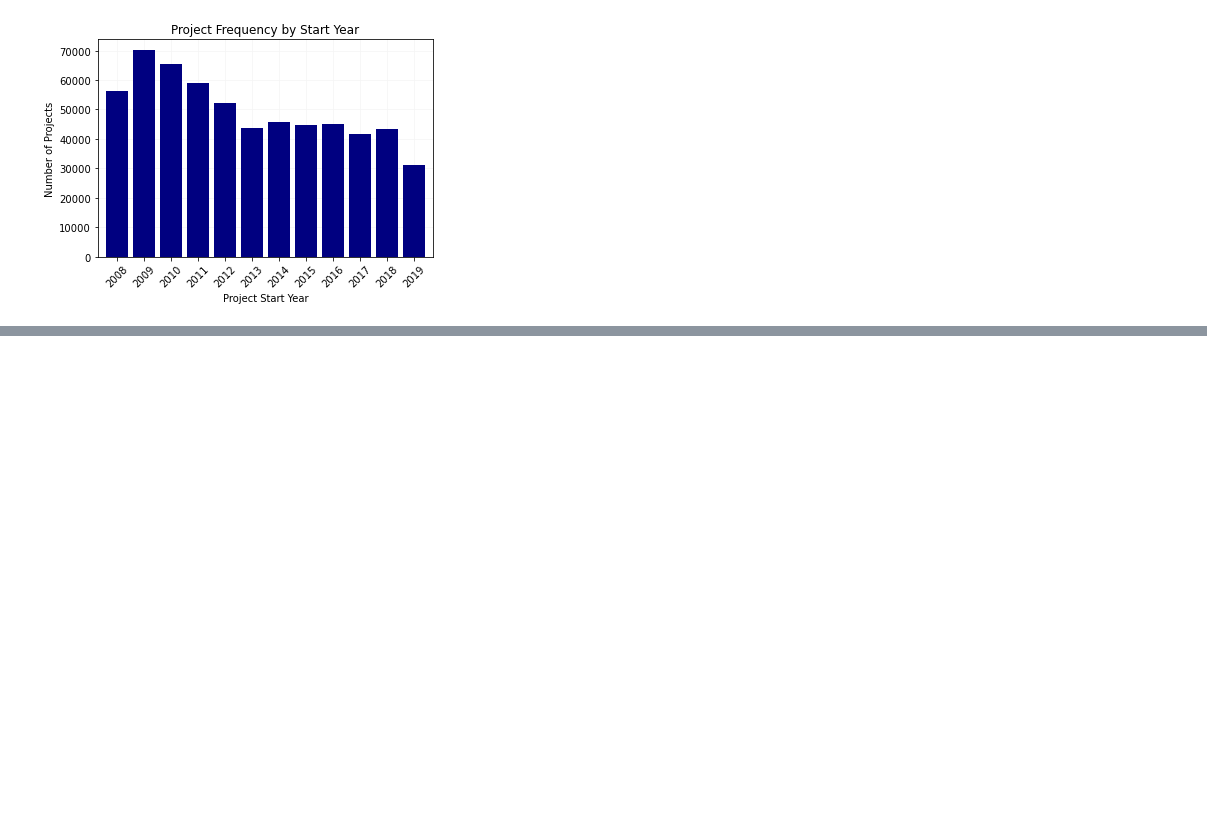
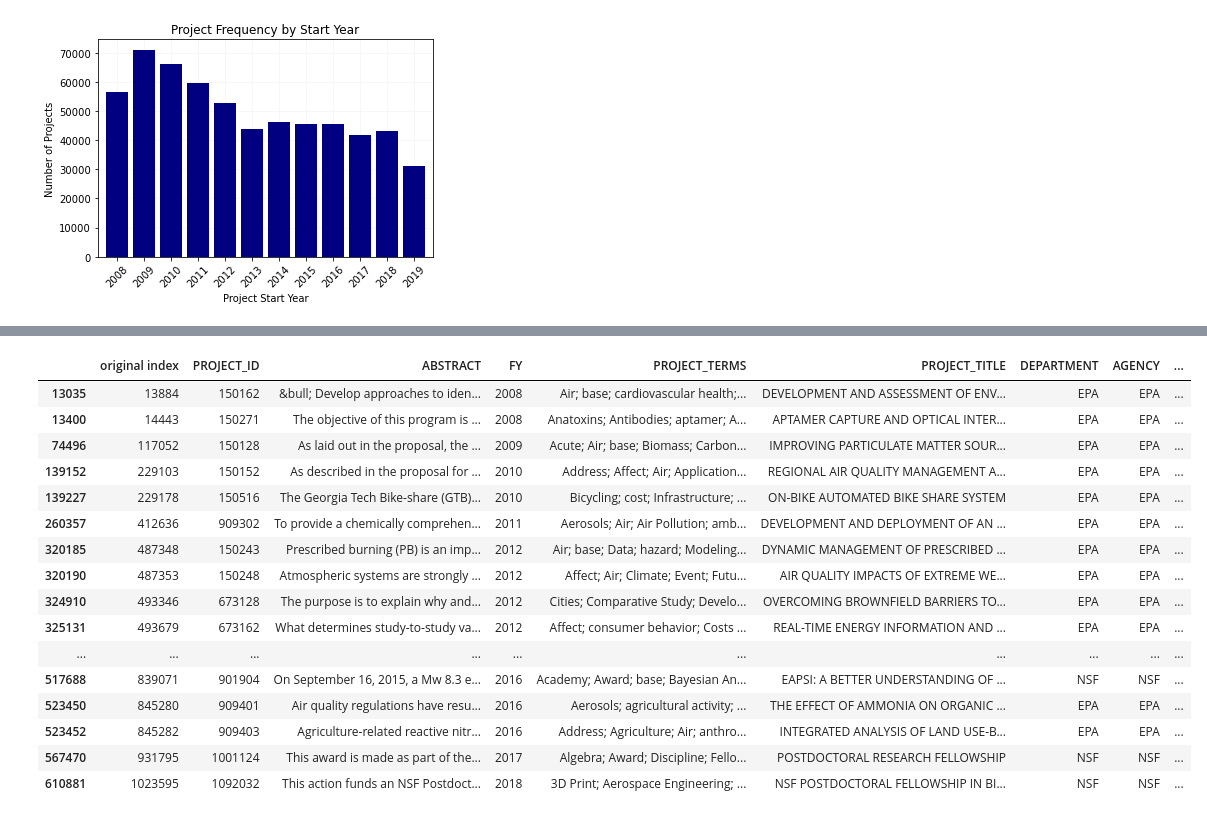
Before and after one commit to uva-bi-sdad/publicrd, a Jupyter notebook: src/Tech-Report/eda/EDA.ipynb, the cells around one changed output, grey strips where cells are left out. Saved outputs shown, nothing was run; the diff lists cells and outputs as text; code cells hidden in the pictures; blank space fills up the shorter version.

```diff
--- a/src/Tech-Report/eda/EDA.ipynb
+++ b/src/Tech-Report/eda/EDA.ipynb
@@ -180,0 +335,20 @@ plt.savefig("figures/startyr_freq.png", dpi = 800, bbox_inches = "tight")
+# %%
+df[df["DUNS_NUMBER"] == "003321619"]
+# %% [output]
+|  | original index | PROJECT_ID | ABSTRACT | FY | PROJECT_TERMS | PROJECT_TITLE | DEPARTMENT | AGENCY | ... |
+| 13035 | 13884 | 150162 | &bull; Develop approaches to iden... | 2008 | Air; base; cardiovascular health;... | DEVELOPMENT AND ASSESSMENT OF ENV... | EPA | EPA | ... |
+| 13400 | 14443 | 150271 | The objective of this program is ... | 2008 | Anatoxins; Antibodies; aptamer; A... | APTAMER CAPTURE AND OPTICAL INTER... | EPA | EPA | ... |
+| 74496 | 117052 | 150128 | As laid out in the proposal, the ... | 2009 | Acute; Air; base; Biomass; Carbon... | IMPROVING PARTICULATE MATTER SOUR... | EPA | EPA | ... |
+| 139152 | 229103 | 150152 | As described in the proposal for ... | 2010 | Address; Affect; Air; Application... | REGIONAL AIR QUALITY MANAGEMENT A... | EPA | EPA | ... |
+| 139227 | 229178 | 150516 | The Georgia Tech Bike-share (GTB)... | 2010 | Bicycling; cost; Infrastructure; ... | ON-BIKE AUTOMATED BIKE SHARE SYSTEM | EPA | EPA | ... |
+| 260357 | 412636 | 909302 | To provide a chemically comprehen... | 2011 | Aerosols; Air; Air Pollution; amb... | DEVELOPMENT AND DEPLOYMENT OF AN ... | EPA | EPA | ... |
+| 320185 | 487348 | 150243 | Prescribed burning (PB) is an imp... | 2012 | Air; base; Data; hazard; Modeling... | DYNAMIC MANAGEMENT OF PRESCRIBED ... | EPA | EPA | ... |
+| 320190 | 487353 | 150248 | Atmospheric systems are strongly ... | 2012 | Affect; Air; Climate; Event; Futu... | AIR QUALITY IMPACTS OF EXTREME WE... | EPA | EPA | ... |
+| 324910 | 493346 | 673128 | The purpose is to explain why and... | 2012 | Cities; Comparative Study; Develo... | OVERCOMING BROWNFIELD BARRIERS TO... | EPA | EPA | ... |
+| 325131 | 493679 | 673162 | What determines study-to-study va... | 2012 | Affect; consumer behavior; Costs ... | REAL-TIME ENERGY INFORMATION AND ... | EPA | EPA | ... |
+| ... | ... | ... | ... | ... | ... | ... | ... | ... | ... |
+| 517688 | 839071 | 901904 | On September 16, 2015, a Mw 8.3 e... | 2016 | Academy; Award; base; Bayesian An... | EAPSI: A BETTER UNDERSTANDING OF ... | NSF | NSF | ... |
+| 523450 | 845280 | 909401 | Air quality regulations have resu... | 2016 | Aerosols; agricultural activity; ... | THE EFFECT OF AMMONIA ON ORGANIC ... | EPA | EPA | ... |
+| 523452 | 845282 | 909403 | Agriculture-related reactive nitr... | 2016 | Address; Agriculture; Air; anthro... | INTEGRATED ANALYSIS OF LAND USE-B... | EPA | EPA | ... |
+| 567470 | 931795 | 1001124 | This award is made as part of the... | 2017 | Algebra; Award; Discipline; Fello... | POSTDOCTORAL RESEARCH FELLOWSHIP | NSF | NSF | ... |
+| 610881 | 1023595 | 1092032 | This action funds an NSF Postdoct... | 2018 | 3D Print; Aerospace Engineering; ... | NSF POSTDOCTORAL FELLOWSHIP IN BI... | NSF | NSF | ... |
```
Also changed, not shown: parts of 30 cells of this notebook, 6 other files.
